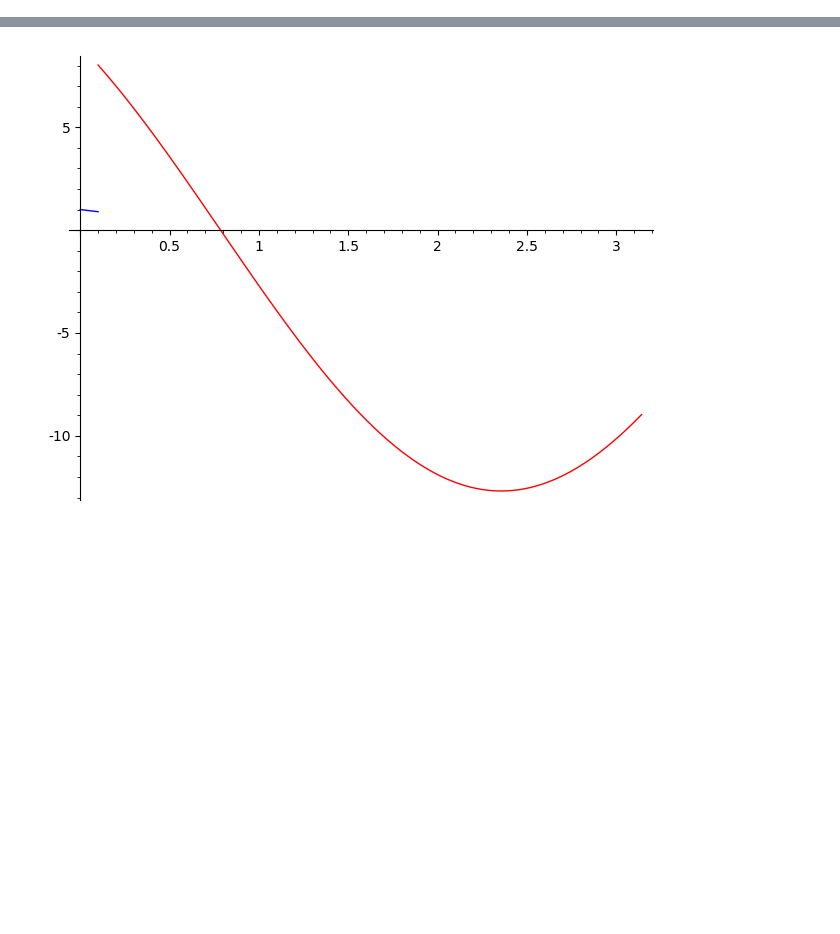
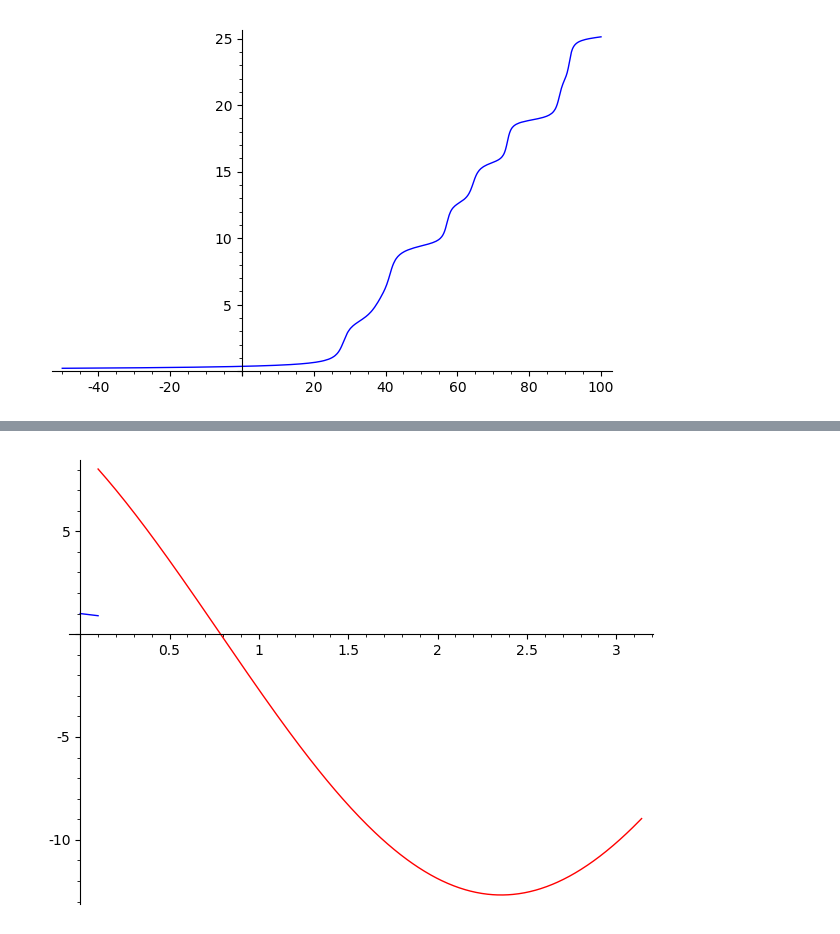
Before and after one commit to twist-numerical/matslise, a Jupyter notebook: notebooks/test_pyslise.ipynb, the cells around one changed output, grey strips where cells are left out. Saved outputs shown, nothing was run; the diff lists cells and outputs as text; code cells hidden in the pictures; blank space fills up the shorter version.

```diff
--- a/notebooks/test_pyslise.ipynb
+++ b/notebooks/test_pyslise.ipynb
@@ -8,0 +7,4 @@ p.propagate(E, y0, 0, 1.6)[1]
+# %%
+plot(lambda E: p.calculateError(E, [0,1], [1,-1])[2], [-50, 100])
+# %% [output]
+[figure, added]
```
Also changed, not shown: parts of 12 cells of this notebook, 20 other files.
